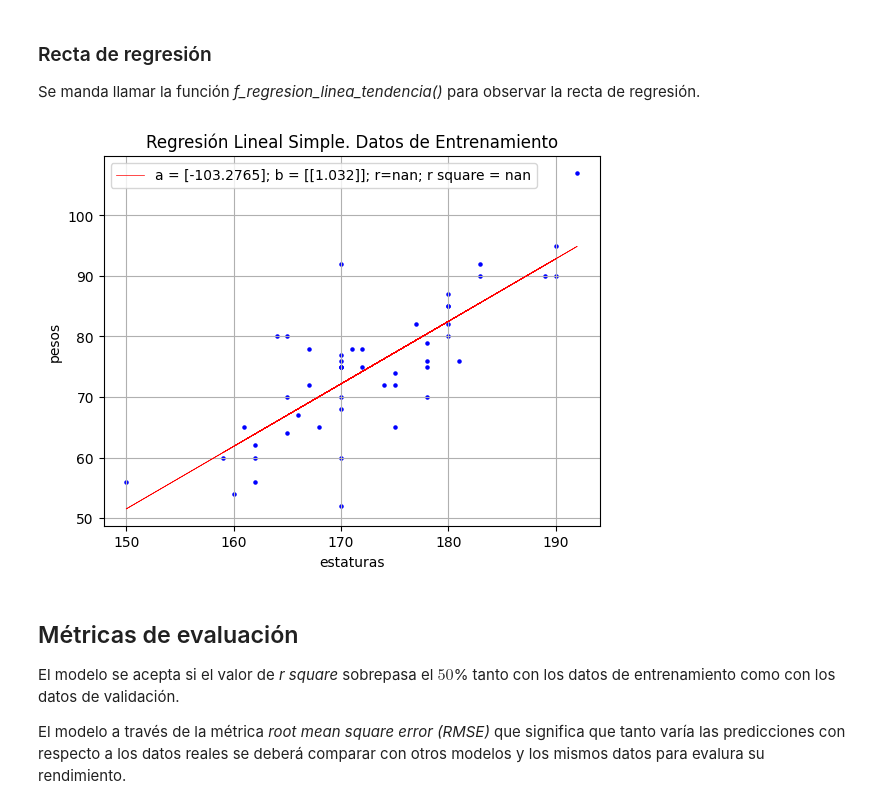
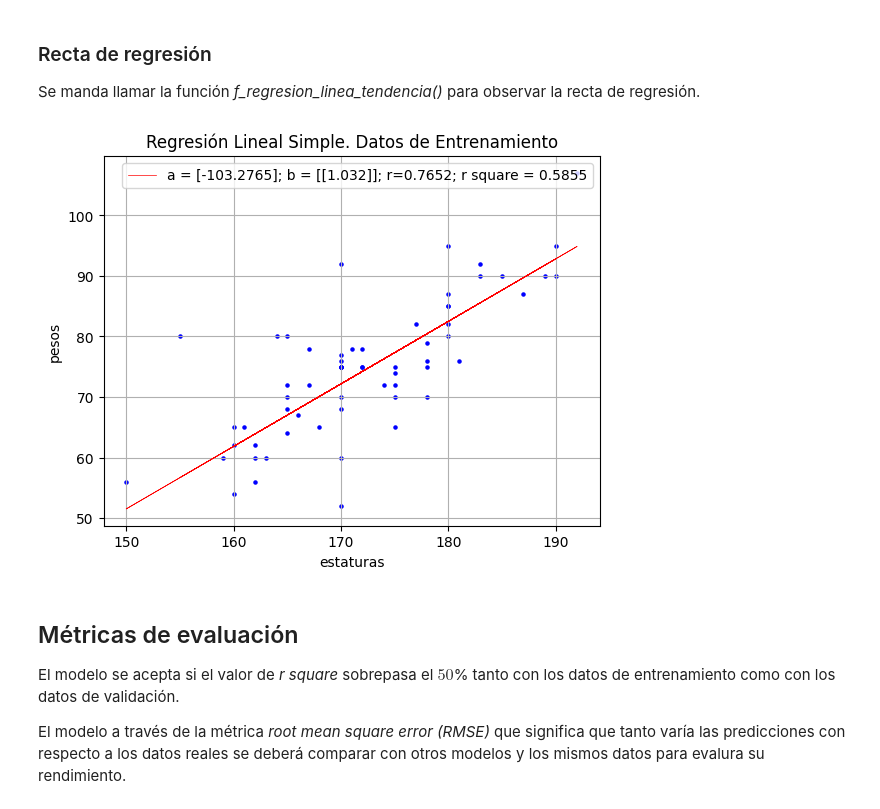
Before and after one commit to rpizarrog/innovacion-empresarial, a Jupyter notebook: notebook_python/Caso_01_Regresión_Lineal_Simple_Estaturas_Pesos_Personas.ipynb, the cells around one changed output. Drawn from its saved outputs; the diff is of its cells as text; code cells hidden in the pictures.

```diff
--- a/notebook_python/Caso_01_Regresión_Lineal_Simple_Estaturas_Pesos_Personas.ipynb
+++ b/notebook_python/Caso_01_Regresión_Lineal_Simple_Estaturas_Pesos_Personas.ipynb
@@ -445,12 +448,13 @@ El modelo de regesión lineal simple arroja los valores de los coeficiente a y b
 
 Se manda llamar la función *f_regresion_linea_tendencia()* para observar la recta de regresión.
 # %%
-f_regresion_linea_tendencia(modelo, ind_train.reshape(-1, 1), dep_train.reshape(-1, 1), independiente, dependiente)
+
+f_regresion_linea_tendencia(modelo, v_independiente, v_dependiente, independiente, dependiente)
 
 
 # Pendiente algún error
 # %% [output]
-[figure, old version]
+[figure, new version]
 # %% [markdown]
 ## Métricas de evaluación
 
```
Also changed, not shown: parts of 4 cells of this notebook.
